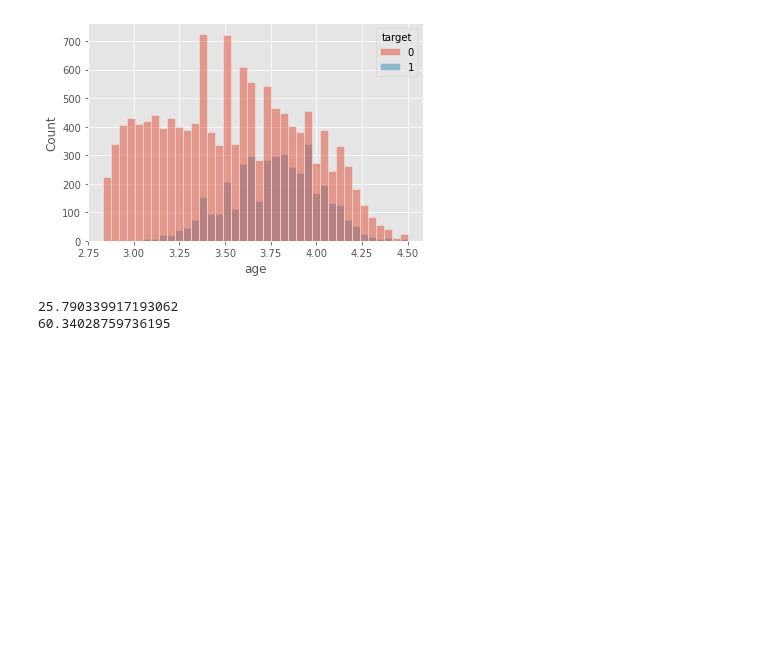
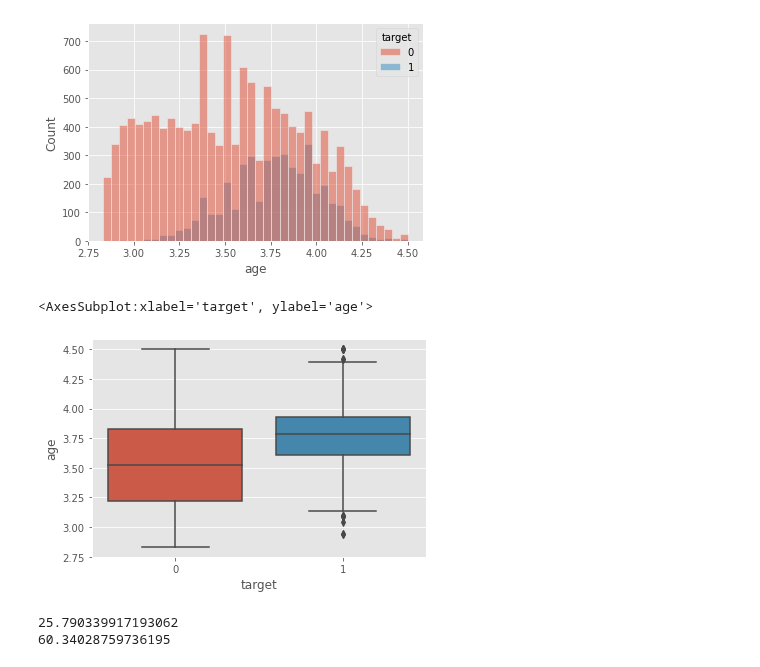
Before and after one commit to bub3690/dacon_study, a Jupyter notebook: income_prediction/EDA.ipynb, the cells around one changed output. Drawn from its saved outputs; the diff is of its cells as text; code cells hidden in the pictures; blank space fills up the shorter version.

```diff
--- a/income_prediction/EDA.ipynb
+++ b/income_prediction/EDA.ipynb
@@ -714,6 +833,12 @@ sns.histplot(x=np.log(train['age']),hue=train['target'])
 # %% [output]
 <AxesSubplot:xlabel='age', ylabel='Count'>
 [figure]
+# %%
+sns.boxplot(y=np.log(train['age']),x=train['target'])
+#target=1에서 age가 중앙값이 더 크게 형성된다.
+# %% [output]
+<AxesSubplot:xlabel='target', ylabel='age'>
+[figure, added]
 # %%
 print(np.exp(3.25))
 print(np.exp(4.1))
```
Also changed, not shown: parts of 38 cells of this notebook, 1 other file.
